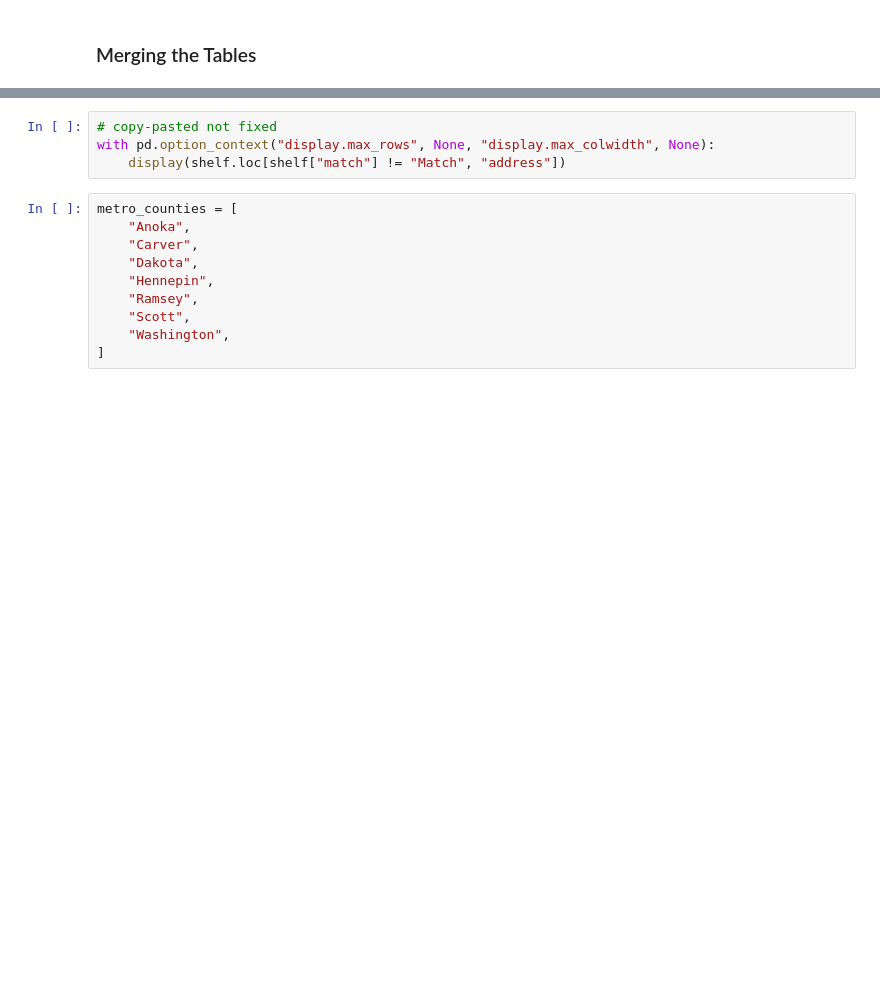
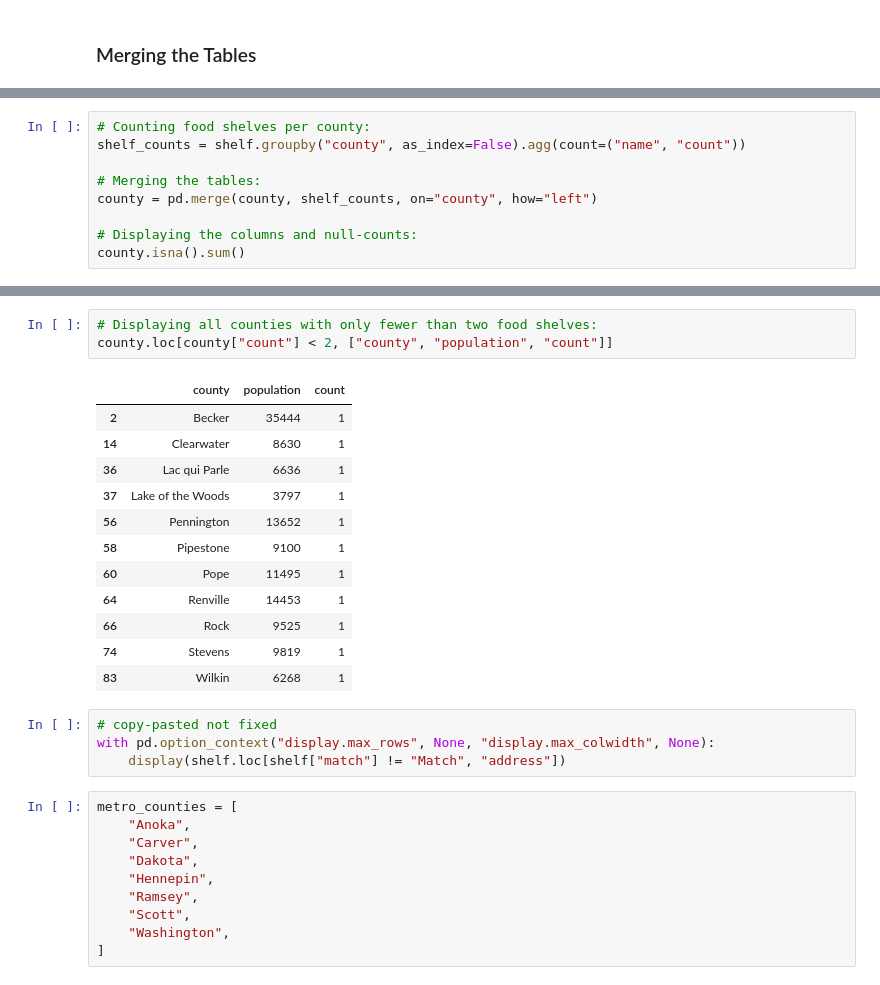
Before and after one commit to a-location-1/mn-food-shelf-analysis, a Jupyter notebook: food_shelf_eda.ipynb, the cells around one changed output, grey strips where cells are left out. Drawn from its saved outputs; the diff is of its cells as text; blank space fills up the shorter version.

Commit message:
EDA table merge

```diff
--- a/food_shelf_eda.ipynb
+++ b/food_shelf_eda.ipynb
@@ -340,0 +404,9 @@ shelf.loc[shelf["name"].str.contains("Salvation Army")]
+# %%
+# Counting food shelves per county:
+shelf_counts = shelf.groupby("county", as_index=False).agg(count=("name", "count"))
+
+# Merging the tables:
+county = pd.merge(county, shelf_counts, on="county", how="left")
+
+# Displaying the columns and null-counts:
+county.isna().sum()
@@ -341,3 +433,19 @@ shelf.loc[shelf["name"].str.contains("Salvation Army")]
+# %%
+# Displaying all counties with only fewer than two food shelves:
+county.loc[county["count"] < 2, ["county", "population", "count"]]
+# %% [output]
+|  | county | population | count |
+| 2 | Becker | 35444 | 1 |
+| 14 | Clearwater | 8630 | 1 |
+| 36 | Lac qui Parle | 6636 | 1 |
+| 37 | Lake of the Woods | 3797 | 1 |
+| 56 | Pennington | 13652 | 1 |
+| 58 | Pipestone | 9100 | 1 |
+| 60 | Pope | 11495 | 1 |
+| 64 | Renville | 14453 | 1 |
+| 66 | Rock | 9525 | 1 |
+| 74 | Stevens | 9819 | 1 |
+| 83 | Wilkin | 6268 | 1 |
 # %%
 # copy-pasted not fixed
 with pd.option_context("display.max_rows", None, "display.max_colwidth", None):
```
Also changed, not shown: parts of 24 cells of this notebook.
